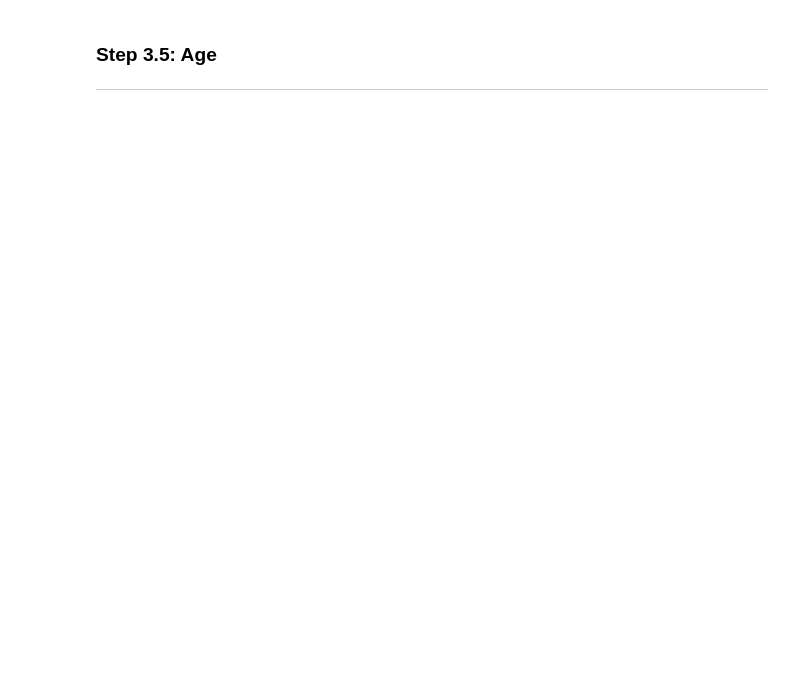
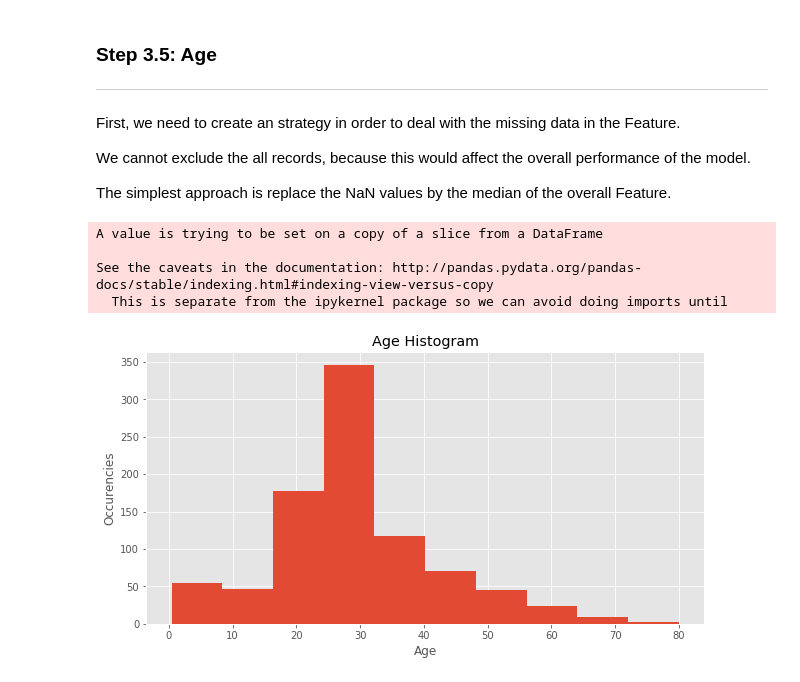
Before and after one commit to dhsilva2912/KAGGLE-Titanic, a Jupyter notebook: Titanic_MachineLearning_Kaggle_v0.ipynb, the cells around one changed output. Saved outputs shown, nothing was run; the diff lists cells and outputs as text; code cells hidden in the pictures; blank space fills up the shorter version.

Commit message:
[d.]Pred. Model Created!

```diff
--- a/Titanic_MachineLearning_Kaggle_v0.ipynb
+++ b/Titanic_MachineLearning_Kaggle_v0.ipynb
@@ -287,3 +305,28 @@ df_titanic.sample(5)
 # %% [markdown]
 ### Step 3.5: Age
 ***
+# %% [markdown]
+First, we need to create an strategy in order to deal with the missing data in the Feature.
+
+We cannot exclude the all records, because this would affect the overall performance of the model.
+
+The simplest approach is replace the NaN values by the median of the overall Feature.
+# %%
+#Replace NaN Values of the Age Feature:
+
+df_titanic['Age'][np.isnan(df_titanic['Age'])] = df_titanic['Age'].median()
+# %% [output]
+A value is trying to be set on a copy of a slice from a DataFrame
+
+See the caveats in the documentation: http://pandas.pydata.org/pandas-docs/stable/indexing.html#indexing-view-versus-copy
+  This is separate from the ipykernel package so we can avoid doing imports until
+# %%
+#Inspect Age Feature:
+
+df_titanic['Age'].plot(kind='hist',figsize=(10,5))
+
+_= plt.title('Age Histogram')
+_= plt.xlabel('Age')
+_= plt.ylabel('Occurencies')
+# %% [output]
+[figure, added]
```
Also changed, not shown: parts of 79 cells of this notebook, 1 other file.
